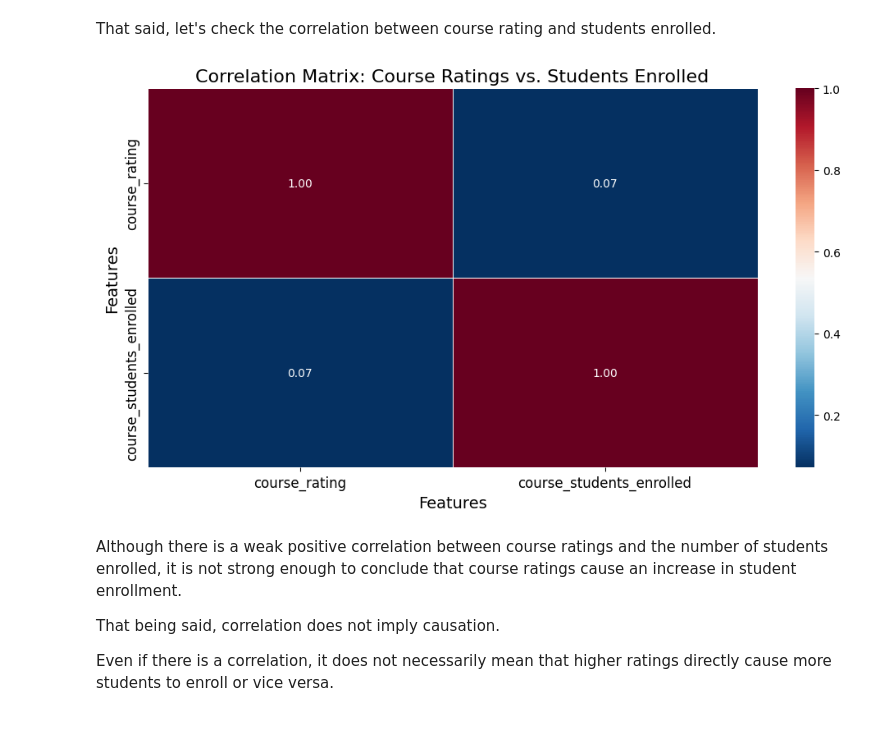
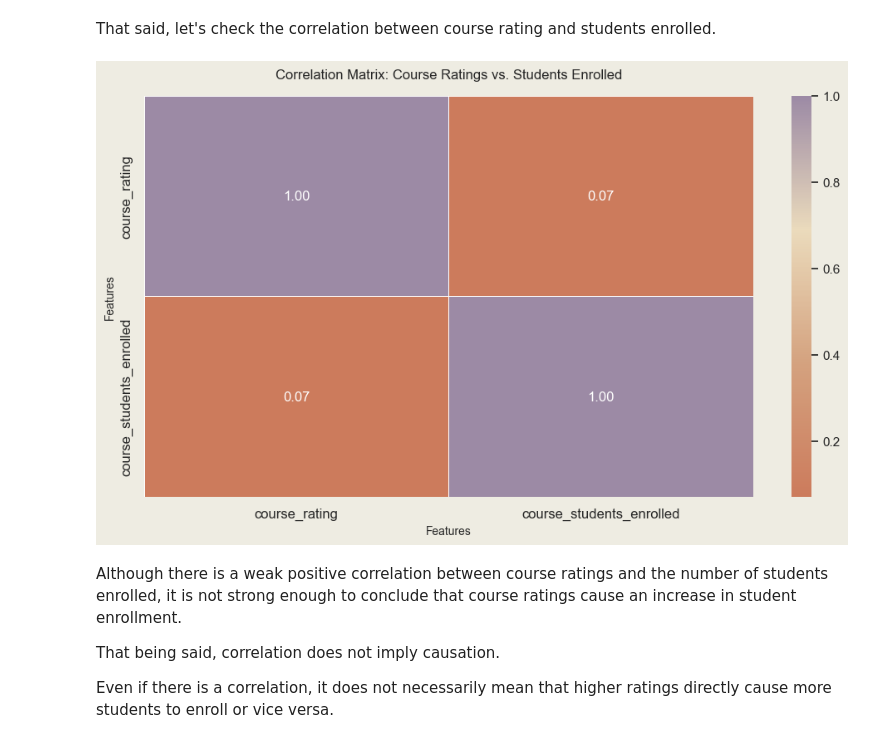
Before and after one commit to vytautas-bunevicius/coursera-courses-eda, a Jupyter notebook: notebooks/coursera_courses.ipynb, the cells around one changed output. Cells and saved outputs as stored; diff of their text form; code cells hidden in the pictures.

```diff
--- a/notebooks/coursera_courses.ipynb
+++ b/notebooks/coursera_courses.ipynb
@@ -58,4 +79,2 @@ Dropping unnecessary "Unnamed: 0" feature as it adds zero value to the dataset i
 # %%
-coursera_data = coursera_data.drop(columns=["Unnamed: 0"])
-
-coursera_data.head()
+coursera_data.drop(columns=["Unnamed: 0"], inplace=True)
@@ -184,12 +215,4 @@ Examining the distribution of numerical feature, such as course ratings.
 # %%
-plt.figure(figsize=(12, 6))
-sns.set_palette("RdBu", 4)
-sns.kdeplot(coursera_data["course_rating"], fill=True)
-plt.title("Distribution of Course Ratings")
-plt.xlabel("Course Rating")
-plt.ylabel("Density")
-
-plt.grid(axis="both", linestyle="--", alpha=0.5)
-
+fig, ax = plot_rating_distribution(coursera_data['course_rating'])
 plt.show()
 # %% [output]
@@ -247,17 +272,6 @@ Potential outliers for course_rating:
 # %% [markdown]
 Checking for outliers through visualization in the course_rating feature, and marking any data points outside the whiskers of the box plot as outliers.
 # %%
-plt.figure(figsize=(12, 6))
-sns.set_palette("RdBu", 4)
-
-sns.boxplot(x="course_rating", data=coursera_data, color=sns.color_palette("RdBu", 4)[1])
-
-plt.xlabel("Course Rating")
-plt.ylabel("")
-
-plt.title("Distribution of Course Ratings with Outliers Highlighted")
-
-sns.swarmplot(x="course_rating", data=coursera_data, color="red", size=1)
-
+fig, ax = plot_rating_box_swarm(coursera_data, column='course_rating')
 plt.show()
 # %% [output]
@@ -292,23 +292,13 @@ Embracing the existing skewness ensures that we accurately represent the diverse
 # %% [markdown]
 That said, let's check the correlation between course rating and students enrolled.
 # %%
-correlation_matrix = coursera_data[["course_rating", "course_students_enrolled"]].corr()
-
-plt.figure(figsize=(12, 6))
-sns.heatmap(
-    correlation_matrix, annot=True, cmap="RdBu_r", fmt=".2f", linewidths=0.5, cbar=True
+fig, ax = plot_correlation_heatmap(
+    coursera_data,
+    columns=['course_rating', 'course_students_enrolled']
 )
-
-plt.title("Correlation Matrix: Course Ratings vs. Students Enrolled", fontsize=16)
-plt.xlabel("Features", fontsize=14)
-plt.ylabel("Features", fontsize=14)
-
-plt.xticks(fontsize=12)
-plt.yticks(fontsize=12)
-
 plt.show()
 # %% [output]
-[figure, old version]
+[figure, new version]
 # %% [markdown]
 Although there is a weak positive correlation between course ratings and the number of students enrolled, it is not strong enough to conclude that course ratings cause an increase in student enrollment.
 
```
Also changed, not shown: parts of 39 cells of this notebook, 3 other files.
